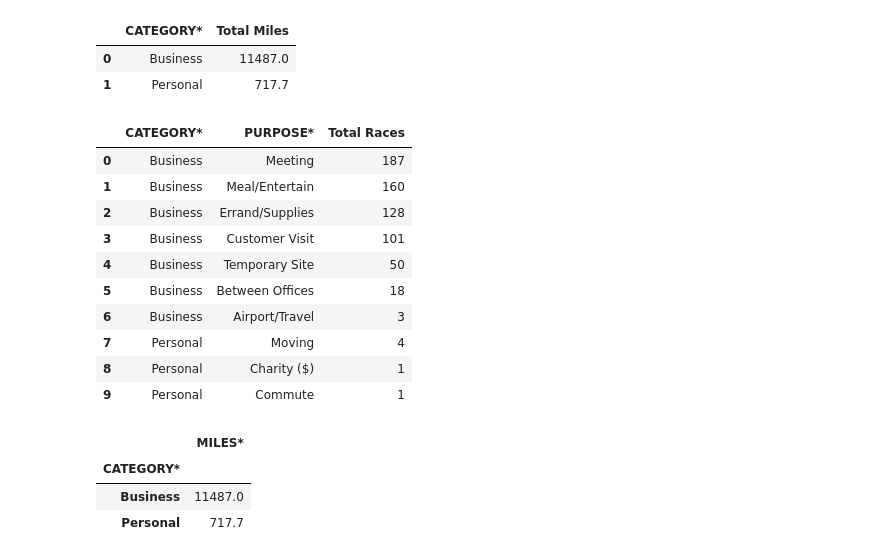
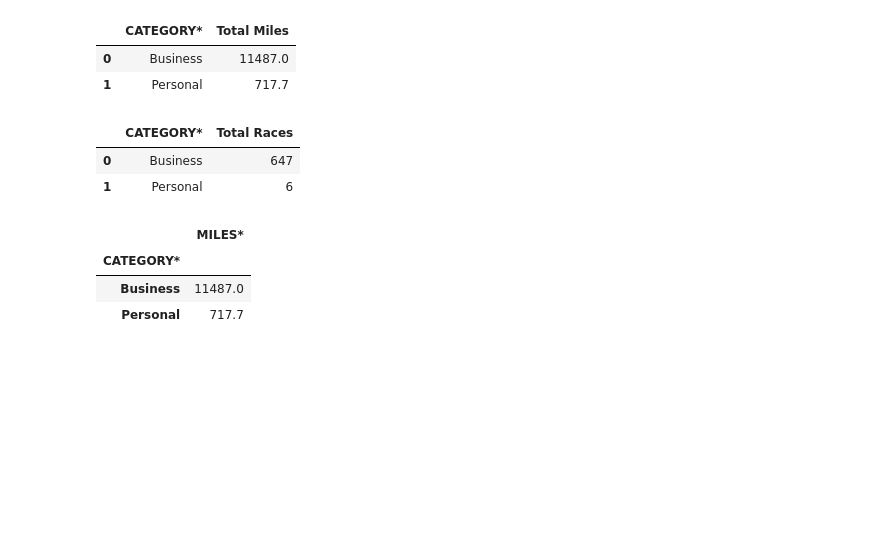
Before and after one commit to Hugox96/Uber_An-lise, a Jupyter notebook: Uber.ipynb, the cells around one changed output. Cells and saved outputs as stored; diff of their text form; code cells hidden in the pictures; blank space fills up the shorter version.

```diff
--- a/Uber.ipynb
+++ b/Uber.ipynb
@@ -455,20 +455,12 @@ distance = px.pie(graph_category, values="Total Miles", names="CATEGORY*",color_
 distance.show()
 # %%
 category_purpose= uber_data[["CATEGORY*","PURPOSE*"]]
-graph_category2 = category_purpose.groupby("CATEGORY*")["PURPOSE*"].value_counts().reset_index(name="Total Races")
+graph_category2 = category_purpose.groupby("CATEGORY*")["PURPOSE*"].count().reset_index(name="Total Races")
 graph_category2
 # %% [output]
-|  | CATEGORY* | PURPOSE* | Total Races |
-| 0 | Business | Meeting | 187 |
-| 1 | Business | Meal/Entertain | 160 |
-| 2 | Business | Errand/Supplies | 128 |
-| 3 | Business | Customer Visit | 101 |
-| 4 | Business | Temporary Site | 50 |
-| 5 | Business | Between Offices | 18 |
-| 6 | Business | Airport/Travel | 3 |
-| 7 | Personal | Moving | 4 |
-| 8 | Personal | Charity ($) | 1 |
-| 9 | Personal | Commute | 1 |
+|  | CATEGORY* | Total Races |
+| 0 | Business | 647 |
+| 1 | Personal | 6 |
 # %%
 distance = px.pie(graph_category2, values="Total Races", names="CATEGORY*",color_discrete_sequence=["black","gray"], title = 'Total de corridas e seus propositos para Business e Personal')
 distance.show()
```
Also changed, not shown: 6 other files.
